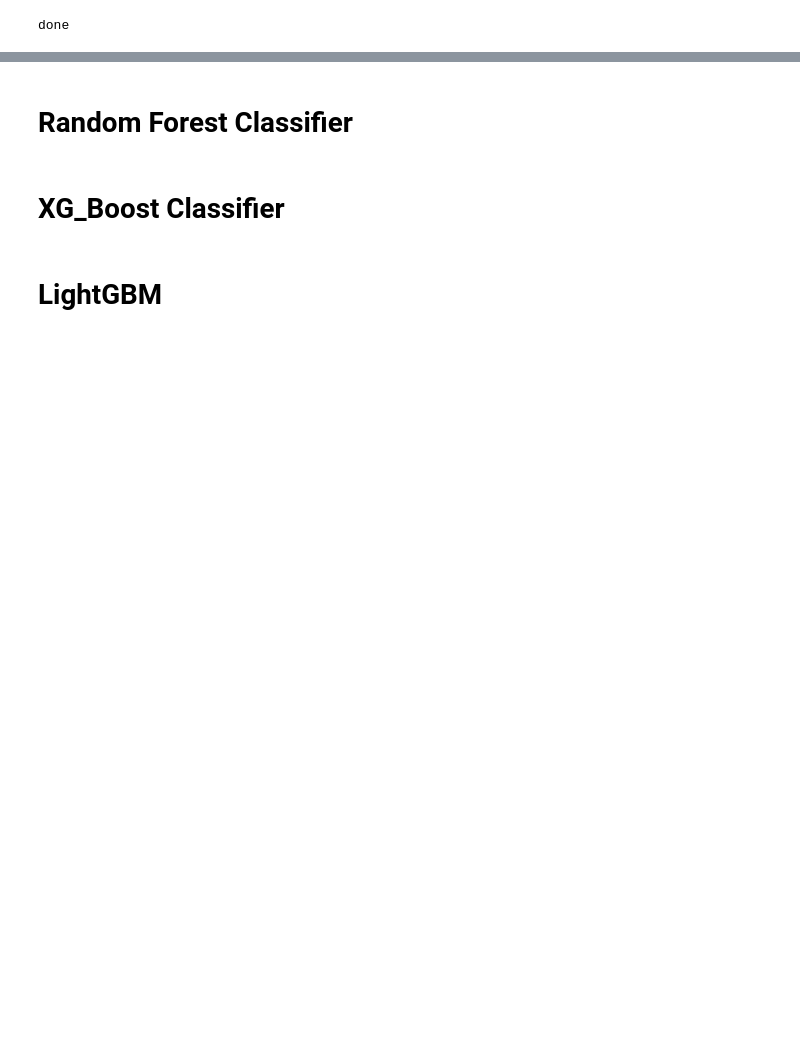
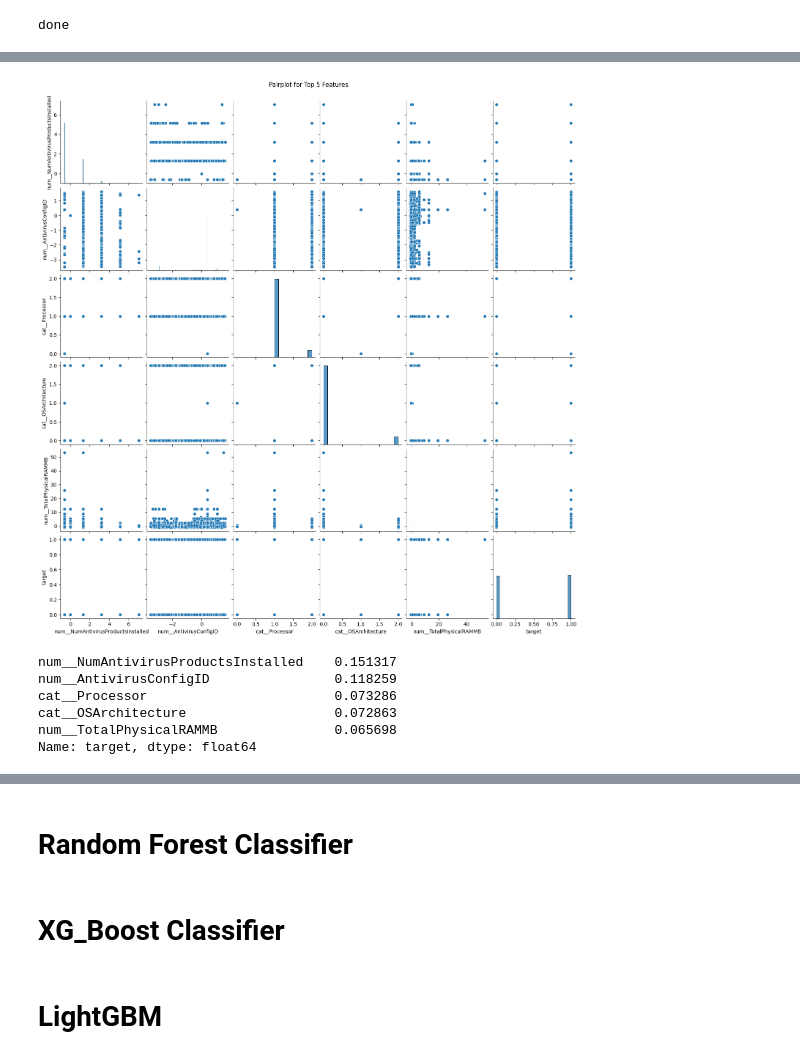
Before and after one commit to rohitblpprajapat/MLP, a Jupyter notebook: 22f1001536-notebook-t12025.ipynb, the cells around one changed output, grey strips where cells are left out. Drawn from its saved outputs; the diff is of its cells as text; code cells hidden in the pictures; blank space fills up the shorter version.

```diff
--- a/22f1001536-notebook-t12025.ipynb
+++ b/22f1001536-notebook-t12025.ipynb
@@ -91,0 +349,22 @@ done
+# %%
+import pandas as pd
+
+# Calculate correlations with the target variable (if numeric)
+target_corr = train_preprocessed_df.corr()['target'].drop('target').abs()
+# Select top 5 features most correlated with the target
+top_features = target_corr.sort_values(ascending=False).head(5).index.tolist()
+
+sns.pairplot(train_preprocessed_df[top_features + ['target']])
+plt.suptitle('Pairplot for Top 5 Features', y=1.02)
+plt.show()
+# %% [output]
+[figure, added]
+# %%
+target_corr.sort_values(ascending=False).head(5)
+# %% [output]
+num__NumAntivirusProductsInstalled    0.151317
+num__AntivirusConfigID                0.118259
+cat__Processor                        0.073286
+cat__OSArchitecture                   0.072863
+num__TotalPhysicalRAMMB               0.065698
+Name: target, dtype: float64
```
Also changed, not shown: parts of 53 cells of this notebook.
